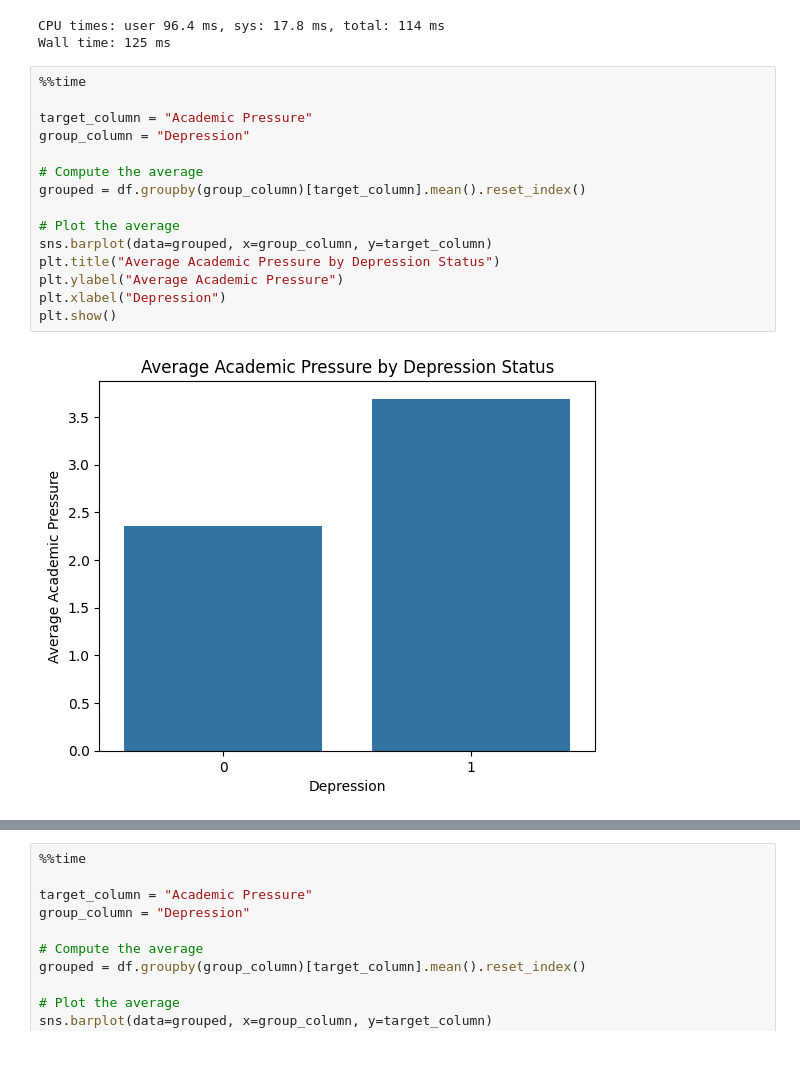
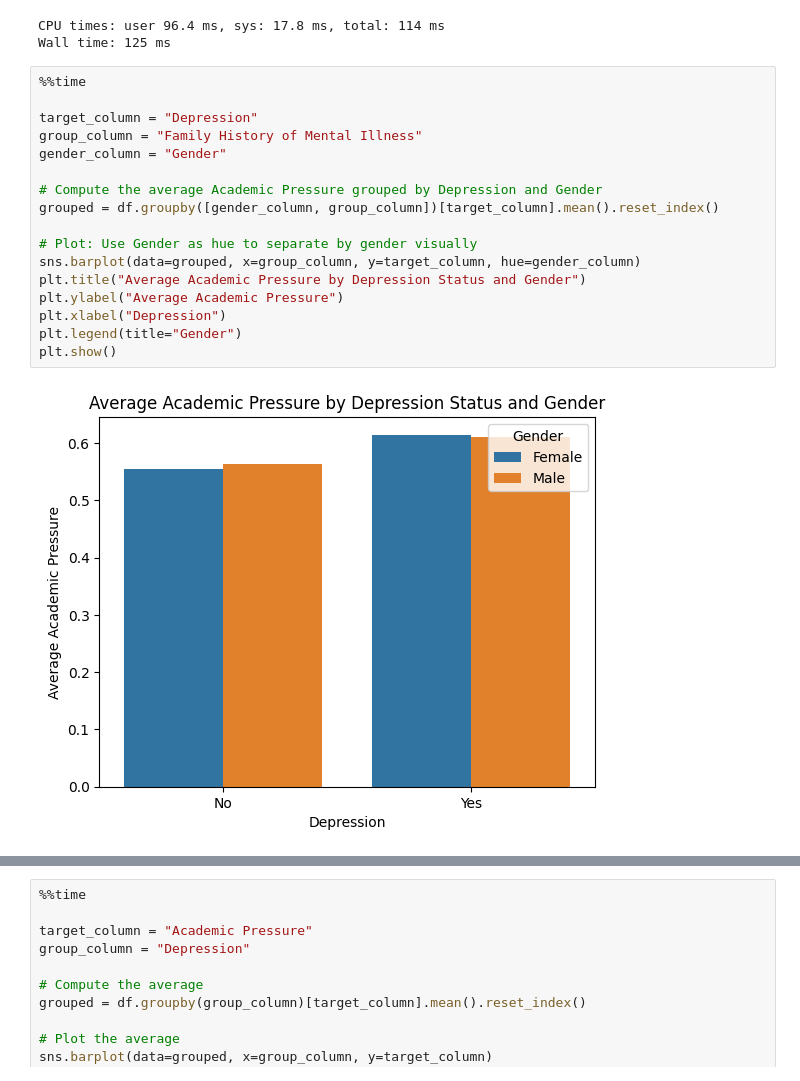
Before and after one commit to Jonnyj777/Student-Depression-Classifier, a Jupyter notebook: notebooks/student_analysis.ipynb, the cells around one changed output, grey strips where cells are left out. Saved outputs shown, nothing was run; the diff lists cells and outputs as text.

```diff
--- a/notebooks/student_analysis.ipynb
+++ b/notebooks/student_analysis.ipynb
@@ -34,17 +34,19 @@ Wall time: 125 ms
 # %%
 %%time
 
-target_column = "Academic Pressure"
-group_column = "Depression"
+target_column = "Depression"
+group_column = "Family History of Mental Illness"
+gender_column = "Gender"
 
-# Compute the average
-grouped = df.groupby(group_column)[target_column].mean().reset_index()
+# Compute the average Academic Pressure grouped by Depression and Gender
+grouped = df.groupby([gender_column, group_column])[target_column].mean().reset_index()
 
-# Plot the average
-sns.barplot(data=grouped, x=group_column, y=target_column)
-plt.title("Average Academic Pressure by Depression Status")
+# Plot: Use Gender as hue to separate by gender visually
+sns.barplot(data=grouped, x=group_column, y=target_column, hue=gender_column)
+plt.title("Average Academic Pressure by Depression Status and Gender")
 plt.ylabel("Average Academic Pressure")
 plt.xlabel("Depression")
+plt.legend(title="Gender")
 plt.show()
 # %% [output]
-[figure, old version]
+[figure, new version]
```
Also changed, not shown: parts of 1 cell of this notebook, 2 other files.
